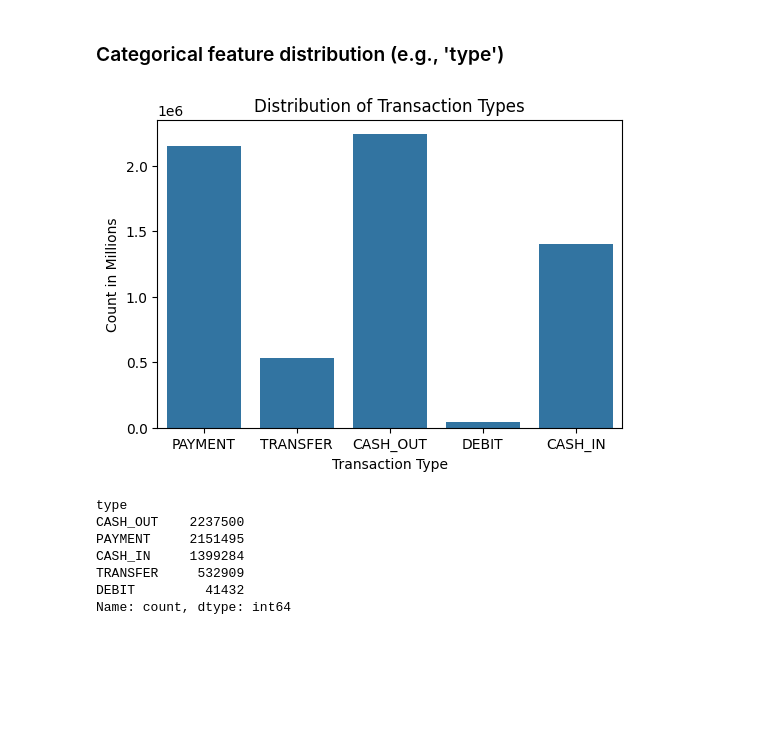
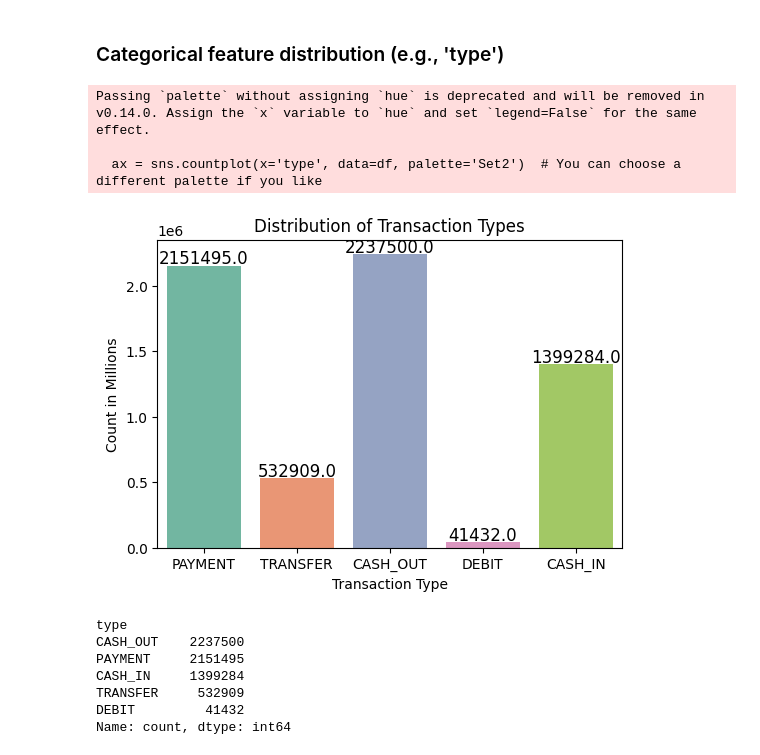
Before and after one commit to vijay8672/AI-DRIVEN-FRAUDGUARD-ADVANCED-FRAUD-DETECTION-SYSTEM, a Jupyter notebook: notebooks/EDA.ipynb, the cells around one changed output. Saved outputs shown, nothing was run; the diff lists cells and outputs as text; code cells hidden in the pictures; blank space fills up the shorter version.

```diff
--- a/notebooks/EDA.ipynb
+++ b/notebooks/EDA.ipynb
@@ -27,7 +27,7 @@ import numpy as np
 import matplotlib.pyplot as plt
 import seaborn as sns
 
-df=pd.read_csv("C:\Machine Learning Projects\Fraud Detection using Machine Learning\data\Imported_data.csv")
+df=pd.read_csv("C:/Machine Learning Projects/Fraud Detection using Machine Learning/data/Imported_data.csv")
 display(df.head())      ## (or) df.head() This will display the first 5 rows of the dataset
 # %% [output]
 |  | step | type | amount | nameOrig | oldbalanceOrg | newbalanceOrig | nameDest | oldbalanceDest | ... |
@@ -164,3 +175,22 @@ isFraud
 0    6354407
 1       8213
 Name: count, dtype: int64
+# %%
+# Create the countplot
+ax = sns.countplot(x='isFraud', data=df)
+
+# Add legend
+plt.legend(['Not Fraud', 'Fraud'])
+
+# Annotate count values on top of each bar
+for p in ax.patches:
+    height = p.get_height()
+    ax.annotate(f'{height}',
+                (p.get_x() + p.get_width() / 2., height),
+                ha='center', va='center',
+                fontsize=12, color='black',
+                xytext=(0, 5),
+                textcoords='offset points')
+
+# Show the plot
+plt.show()
@@ -181,21 +213,33 @@ The dataset contains only __8,213 fraudulent transactions__, approximately __0.1
 # %% [markdown]
 ### Categorical feature distribution (e.g., 'type')
 # %%
-# Set figure size before the plot
 plt.figure(figsize=(6, 4))
 
-# Count plot for the 'type' column
-sns.countplot(x='type', data=df)
+# Count plot for the 'type' column with custom colors
+ax = sns.countplot(x='type', data=df, palette='Set2')  # You can choose a different palette if you like
 
 # Add labels and title
 plt.xlabel('Transaction Type')
 plt.ylabel("Count in Millions")
 plt.title('Distribution of Transaction Types')
 
+# Annotate count values on top of each bar
+for p in ax.patches:
+    height = p.get_height()
+    ax.annotate(f'{height}',
+                (p.get_x() + p.get_width() / 2., height),
+                ha='center', va='center',
+                fontsize=12, color='black',
+                xytext=(0, 5),
+                textcoords='offset points')
+
 # Show the plot
 plt.show()
 # %% [output]
+Passing `palette` without assigning `hue` is deprecated and will be removed in v0.14.0. Assign the `x` variable to `hue` and set `legend=False` for the same effect.
+
+  ax = sns.countplot(x='type', data=df, palette='Set2')  # You can choose a different palette if you like
-[figure, old version]
+[figure, new version]
 # %%
 df['type'].value_counts()
 # %% [output]
```
Also changed, not shown: parts of 3 cells of this notebook, 27 other files.
